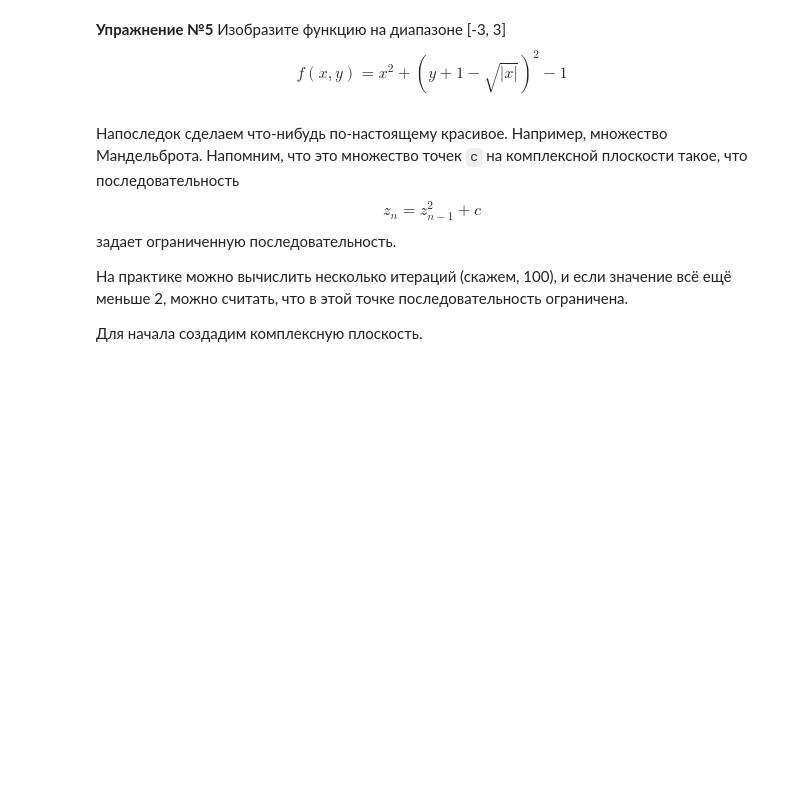
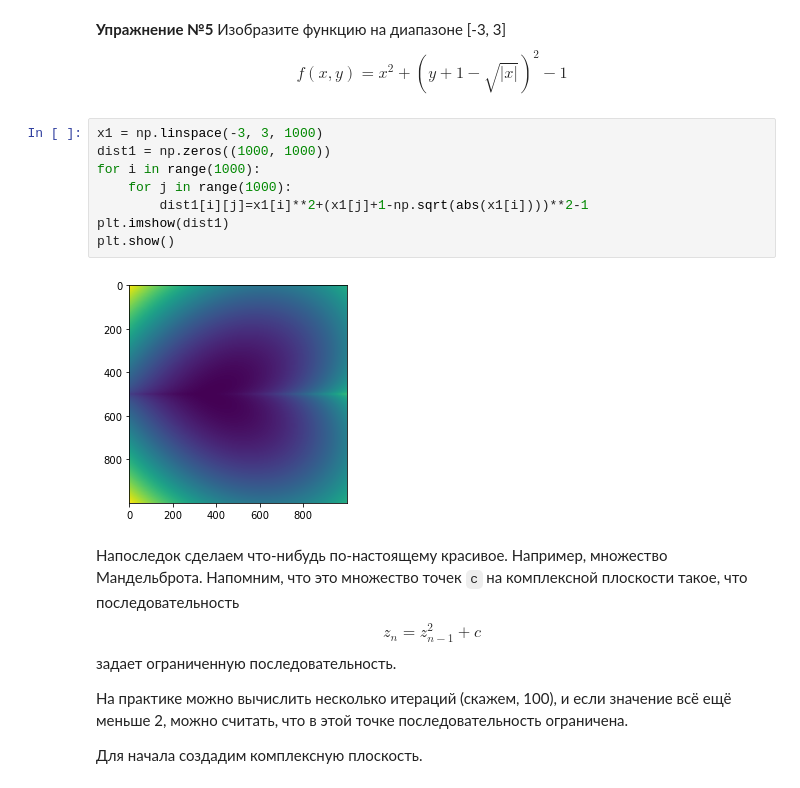
Before and after one commit to furs-aka-beast/mipt_inf, a Jupyter notebook: lab5.ipynb, the cells around one changed output. Saved outputs shown, nothing was run; the diff lists cells and outputs as text; blank space fills up the shorter version.

```diff
--- a/lab5.ipynb
+++ b/lab5.ipynb
@@ -256,6 +256,16 @@ array([[11, 12, 13],
 $$
 f(x, y) = x^2 + (y + 1 - \sqrt{|x|})^2 - 1
 $$
+# %%
+x1 = np.linspace(-3, 3, 1000)
+dist1 = np.zeros((1000, 1000))
+for i in range(1000):
+    for j in range(1000):
+        dist1[i][j]=x1[i]**2+(x1[j]+1-np.sqrt(abs(x1[i])))**2-1
+plt.imshow(dist1)
+plt.show()
+# %% [output]
+[figure, added]
 # %% [markdown]
 Напоследок сделаем что-нибудь по-настоящему красивое. Например, множество Мандельброта. Напомним, что это множество точек `c` на комплексной плоскости такое, что последовательность
 $$
```
